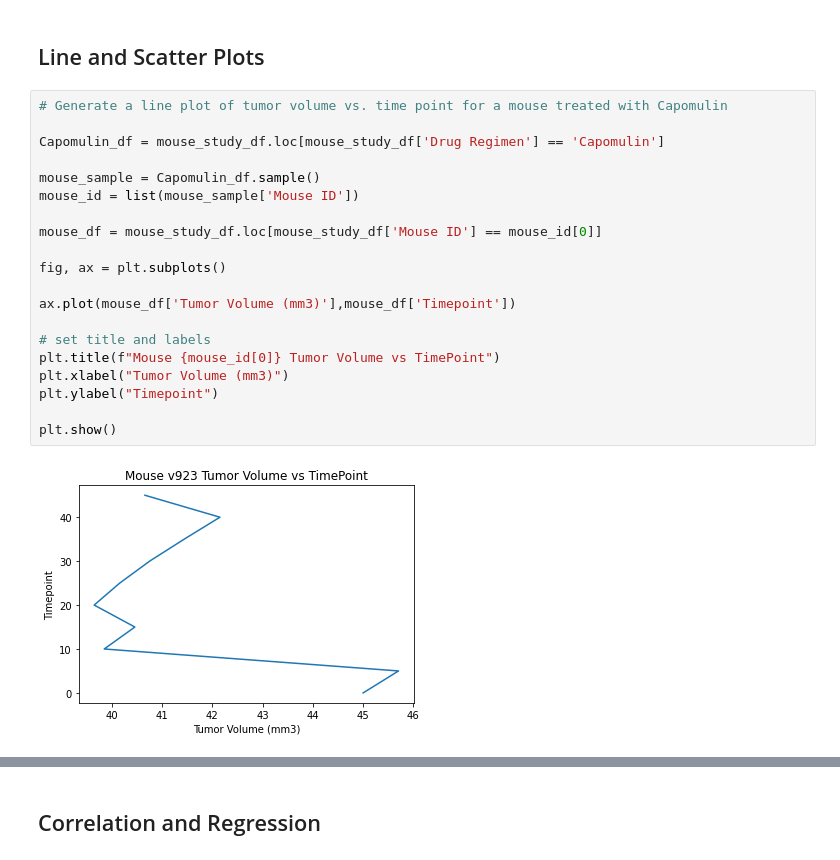
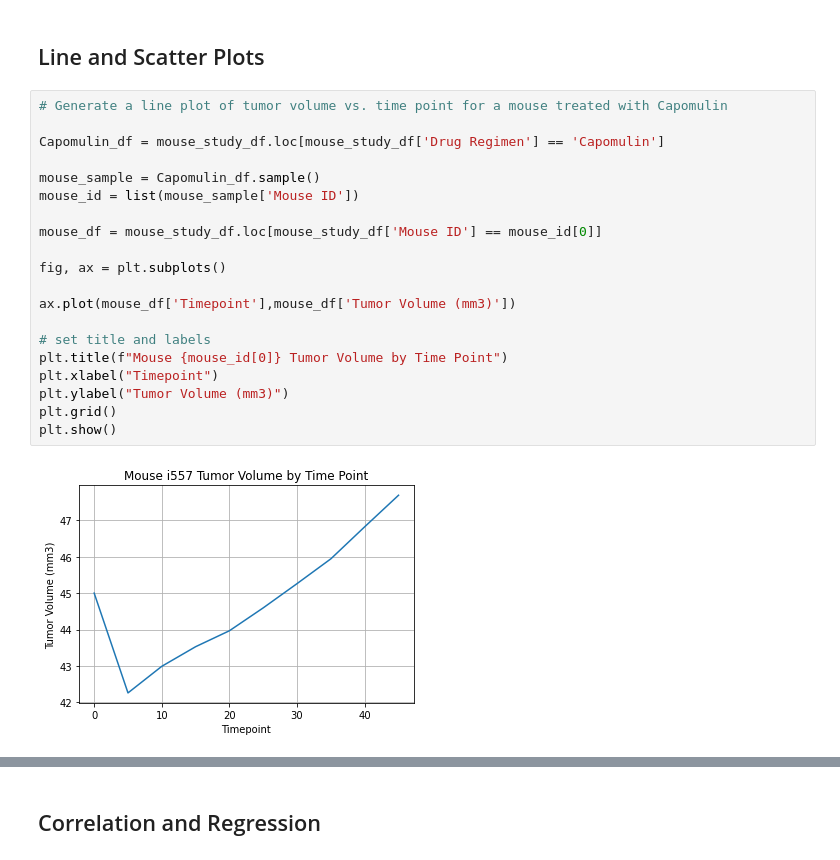
Before and after one commit to zombimaki/matplotlib-challenge, a Jupyter notebook: Pymaceuticals/pymaceuticals.ipynb, the cells around one changed output, grey strips where cells are left out. Drawn from its saved outputs; the diff is of its cells as text.

Commit message:
graphs

```diff
--- a/Pymaceuticals/pymaceuticals.ipynb
+++ b/Pymaceuticals/pymaceuticals.ipynb
@@ -352,25 +337,25 @@ tick_locations
 # %%
 # Generate a line plot of tumor volume vs. time point for a mouse treated with Capomulin
 
 Capomulin_df = mouse_study_df.loc[mouse_study_df['Drug Regimen'] == 'Capomulin']
 
 mouse_sample = Capomulin_df.sample()
 mouse_id = list(mouse_sample['Mouse ID'])
 
 mouse_df = mouse_study_df.loc[mouse_study_df['Mouse ID'] == mouse_id[0]]
 
 fig, ax = plt.subplots()
 
-ax.plot(mouse_df['Tumor Volume (mm3)'],mouse_df['Timepoint'])
+ax.plot(mouse_df['Timepoint'],mouse_df['Tumor Volume (mm3)'])
 
 # set title and labels
-plt.title(f"Mouse {mouse_id[0]} Tumor Volume vs TimePoint")
-plt.xlabel("Tumor Volume (mm3)")
-plt.ylabel("Timepoint")
-
+plt.title(f"Mouse {mouse_id[0]} Tumor Volume by Time Point")
+plt.xlabel("Timepoint")
+plt.ylabel("Tumor Volume (mm3)")
+plt.grid()
 plt.show()
 # %% [output]
-[figure, old version]
+[figure, new version]
 # %%
 #Generate a scatter plo.t of average tumor volume vs. mouse weight for the Capomulin regimen
 Capomulin_group_df = Capomulin_df.groupby(['Mouse ID'])
```
Also changed, not shown: parts of 5 cells of this notebook.
